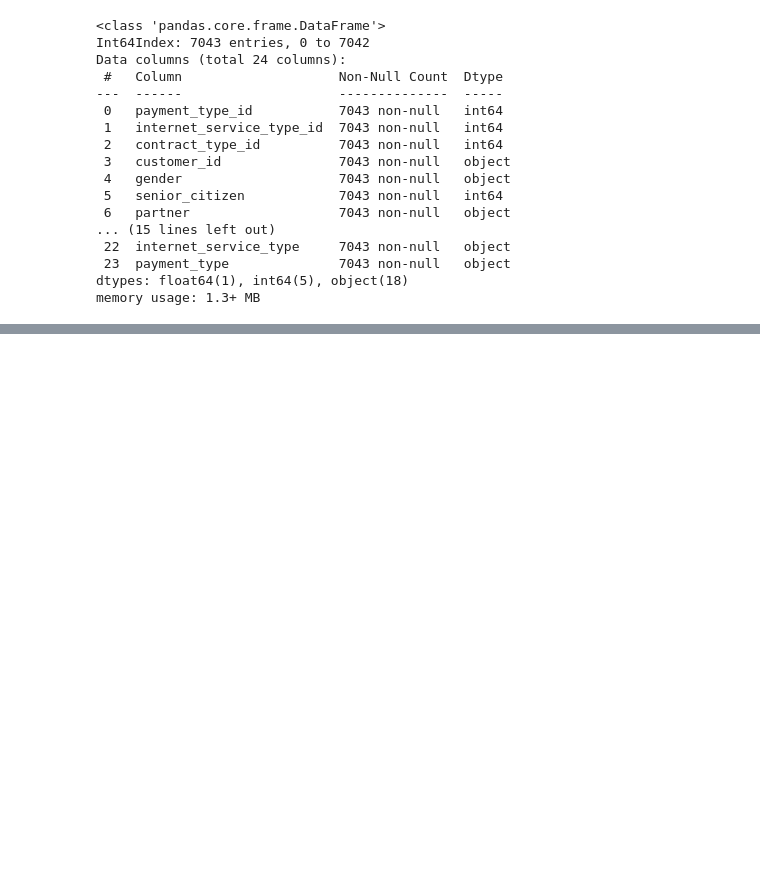
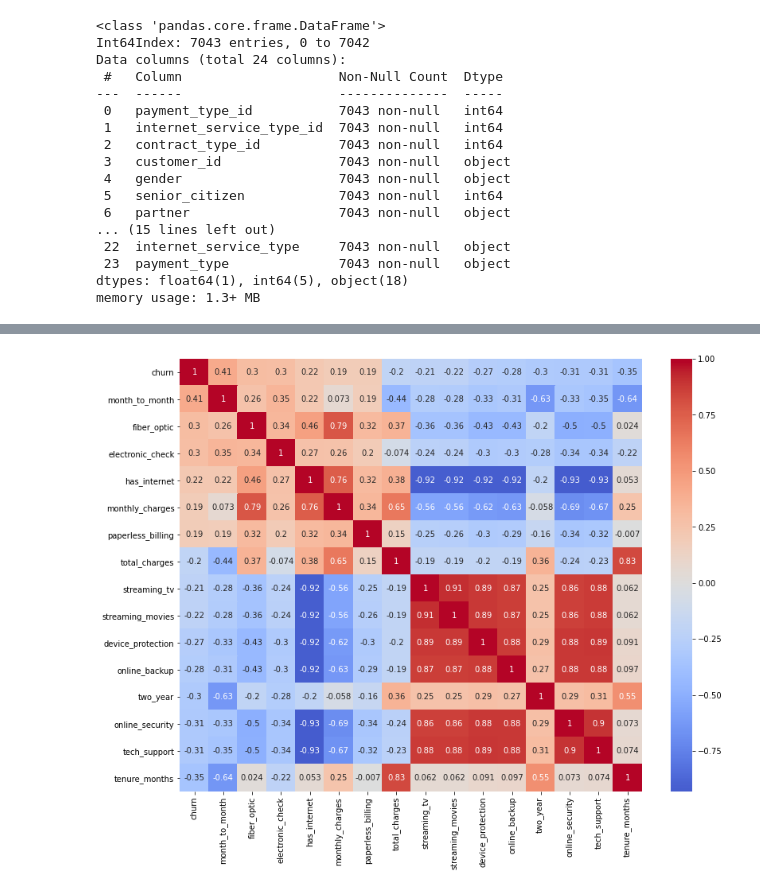
Before and after one commit to cindyvillanuevads/telco_classification_project, a Jupyter notebook: final_notebook_project.ipynb, the cells around one changed output, grey strips where cells are left out. Cells and saved outputs as stored; diff of their text form; code cells hidden in the pictures; blank space fills up the shorter version.

```diff
--- a/final_notebook_project.ipynb
+++ b/final_notebook_project.ipynb
@@ -92,0 +192,4 @@ memory usage: 1.3+ MB
+# %%
+#calculate the correlation of all columns in the dataframe.
+train_corr = train.corr()
+train_corr
@@ -92,0 +215,4 @@ memory usage: 1.3+ MB
+# %%
+#let's focus on churn
+cols= train_corr['churn'].sort_values(ascending=False)
+cols
@@ -92,0 +237,13 @@ memory usage: 1.3+ MB
+# %%
+#get the list  of  -0.2 >values > .18
+col_listf = list(cols[cols > .18].index)  + list(cols[cols < (-.2)].index)
+col_listf
+
+#plot heatmap
+plt.figure(figsize=(13,10))
+sns.heatmap(train[col_listf].corr() , cmap='coolwarm', center=0, annot=True)
+
+plt.title('')
+plt.show()
+# %% [output]
+[figure, added]
```
Also changed, not shown: parts of 35 cells of this notebook.
